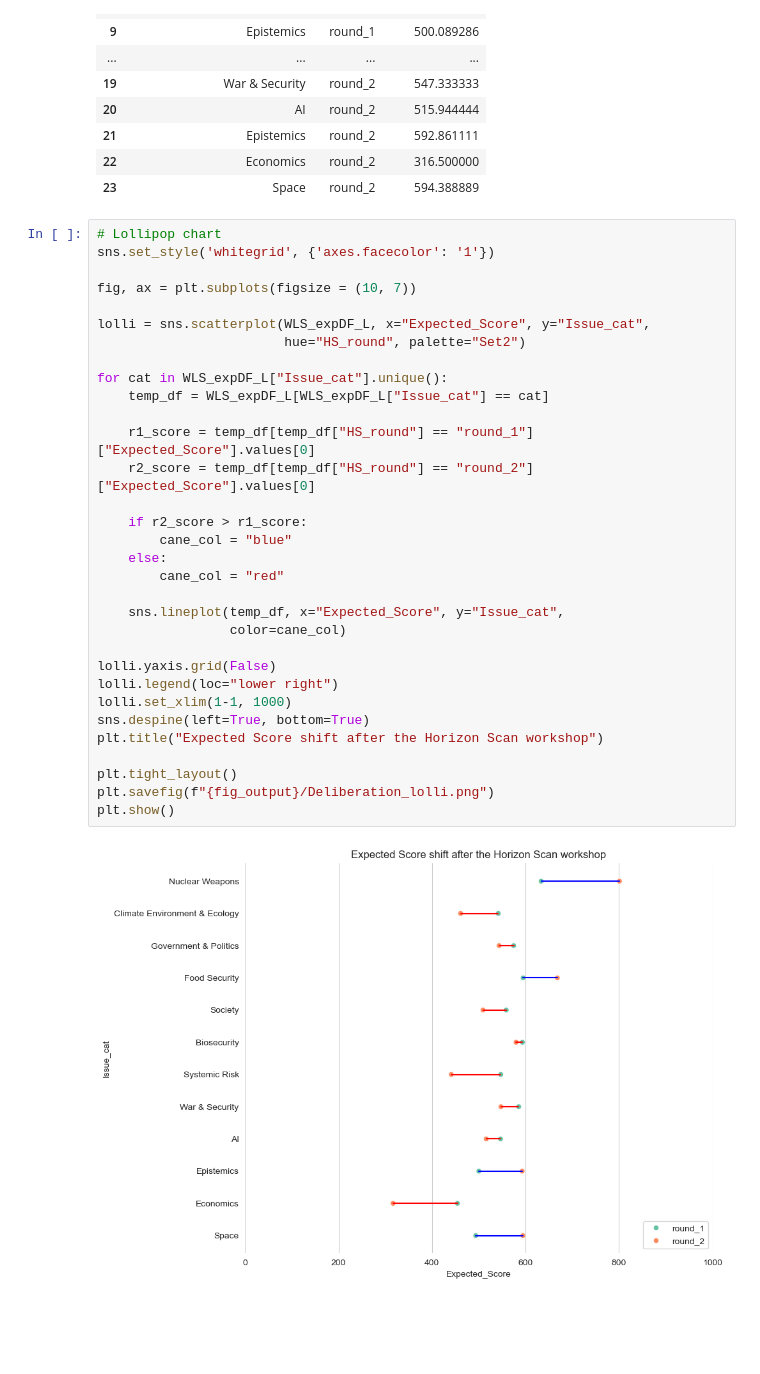
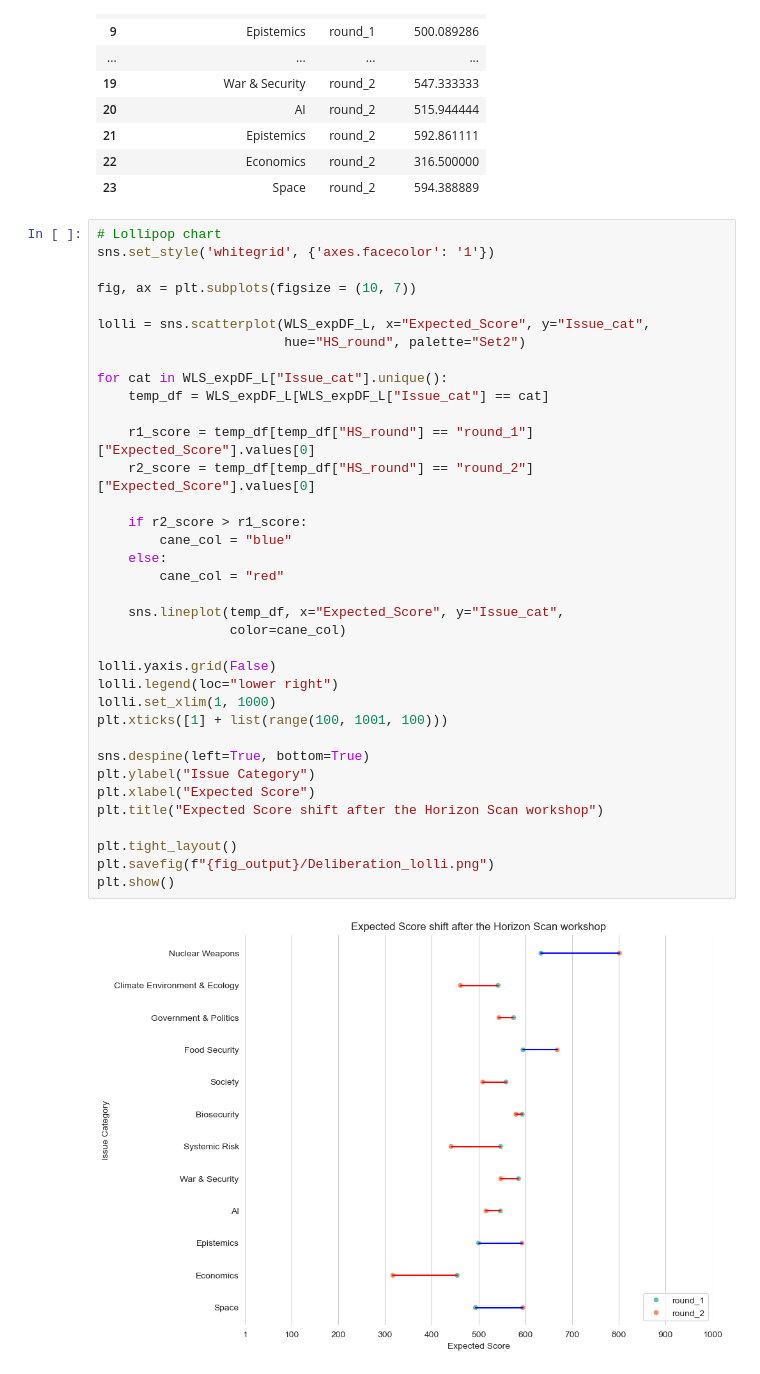
Before and after one commit to chrischank/GCR-Horizon-Scan, a Jupyter notebook: notebooks/HS_analysis.ipynb, the cells around one changed output. Cells and saved outputs as stored; diff of their text form; blank space fills up the shorter version.

Commit message:
fix(v0.1.3): lolli chart xtick 1 to 1000 with 100 intervals

```diff
--- a/notebooks/HS_analysis.ipynb
+++ b/notebooks/HS_analysis.ipynb
@@ -204,32 +221,36 @@ WLS_expDF_L
 sns.set_style('whitegrid', {'axes.facecolor': '1'})
 
 fig, ax = plt.subplots(figsize = (10, 7))
 
 lolli = sns.scatterplot(WLS_expDF_L, x="Expected_Score", y="Issue_cat",
                         hue="HS_round", palette="Set2")
 
 for cat in WLS_expDF_L["Issue_cat"].unique():
     temp_df = WLS_expDF_L[WLS_expDF_L["Issue_cat"] == cat]
 
     r1_score = temp_df[temp_df["HS_round"] == "round_1"]["Expected_Score"].values[0]
     r2_score = temp_df[temp_df["HS_round"] == "round_2"]["Expected_Score"].values[0]
 
     if r2_score > r1_score:
         cane_col = "blue"
     else:
         cane_col = "red"
 
     sns.lineplot(temp_df, x="Expected_Score", y="Issue_cat",
                  color=cane_col)
 
 lolli.yaxis.grid(False)
 lolli.legend(loc="lower right")
-lolli.set_xlim(1-1, 1000)
+lolli.set_xlim(1, 1000)
+plt.xticks([1] + list(range(100, 1001, 100)))
+
 sns.despine(left=True, bottom=True)
+plt.ylabel("Issue Category")
+plt.xlabel("Expected Score")
 plt.title("Expected Score shift after the Horizon Scan workshop")
 
 plt.tight_layout()
 plt.savefig(f"{fig_output}/Deliberation_lolli.png")
 plt.show()
 # %% [output]
-[figure, old version]
+[figure, new version]
```
Also changed, not shown: parts of 3 cells of this notebook, 4 other files.
